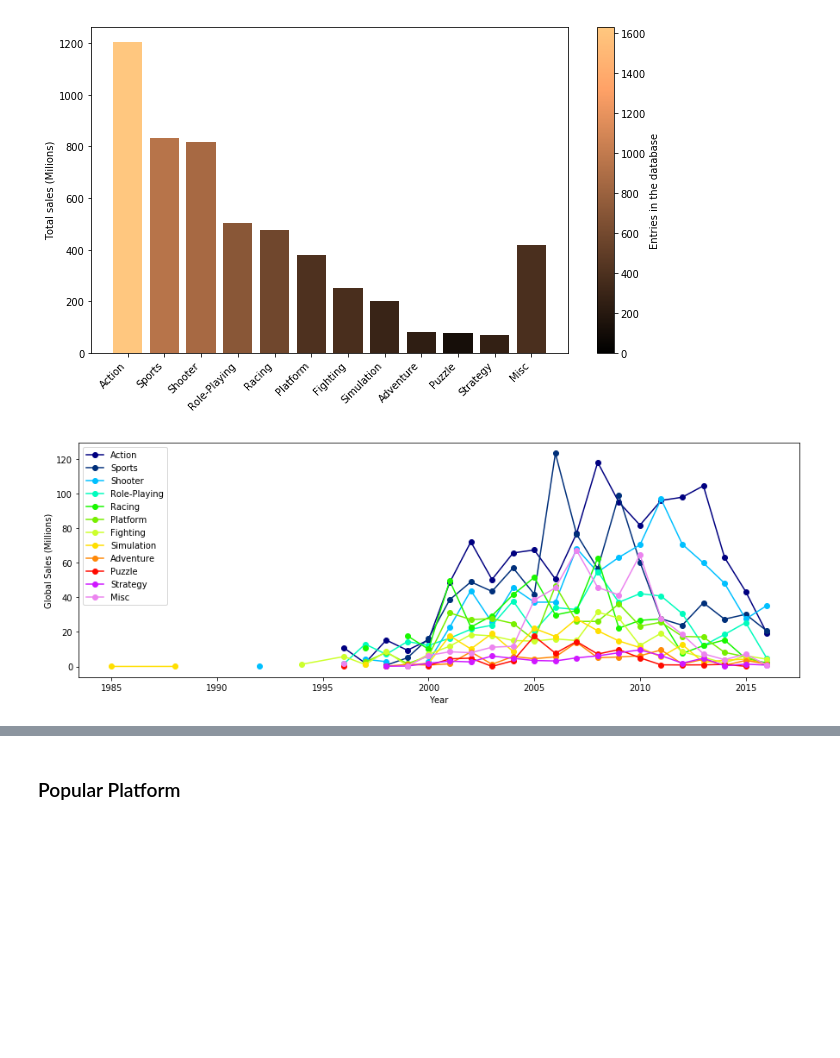
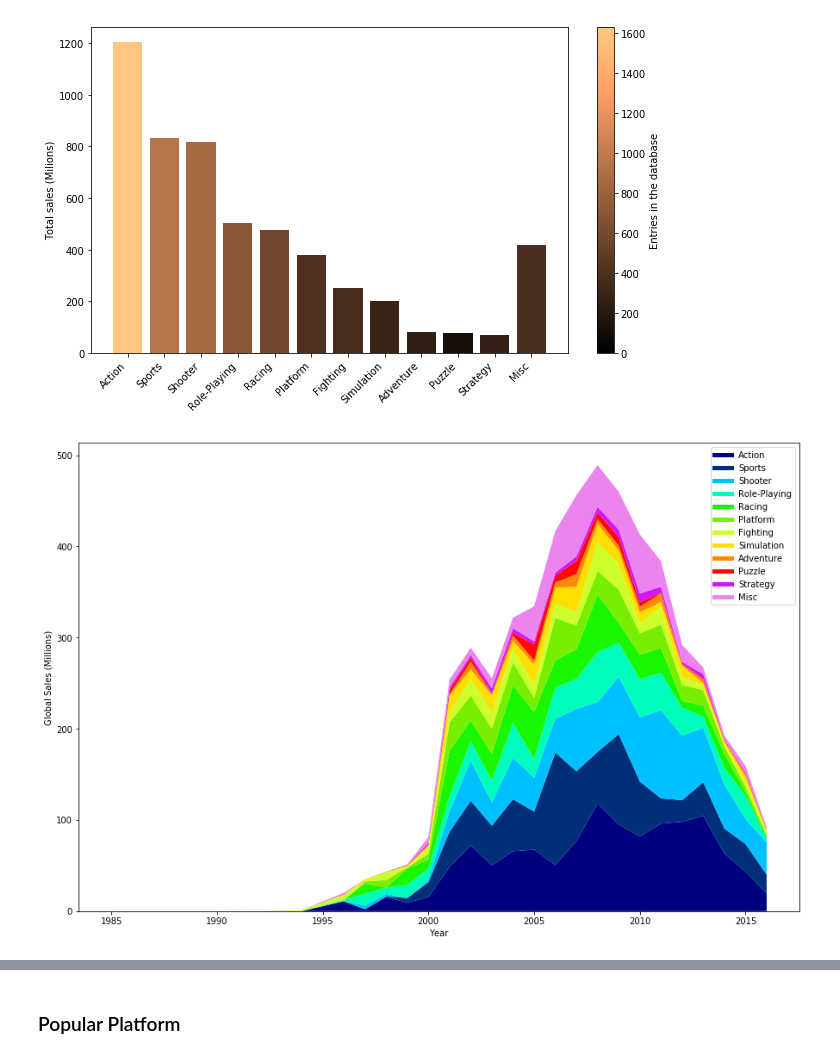
Before and after one commit to PedroLFerreira/Videogame-Data-Mining, a Jupyter notebook: videogames.ipynb, the cells around one changed output, grey strips where cells are left out. Saved outputs shown, nothing was run; the diff lists cells and outputs as text; code cells hidden in the pictures; blank space fills up the shorter version.

Commit message:
fixed platform/genre plots, DAMN YOU PANDAS!

```diff
--- a/videogames.ipynb
+++ b/videogames.ipynb
@@ -172,17 +171,19 @@ Role-Playing has  501.37 million sales and  712 entries in the database
 [figure]
 # %%
 years = sorted(df['Year_of_Release'].value_counts().index)
-sales = [[ np.sum( df['Global_Sales'][np.logical_and(np.array((df['Genre']==genre).tolist()),np.array((df['Year_of_Release']==year).tolist()))] )   for year in years] for genre in genres]
+sales = [[ np.sum( df['Global_Sales'][np.logical_and(np.array((df['Genre']==genre).tolist()),np.array((df['Year_of_Release']==year).tolist()))].tolist() )   for year in years] for genre in genres]
 
-fig = plt.figure(figsize=(15,5))
+fig = plt.figure(figsize=(15,10))
 colormap = plt.cm.gist_ncar
 plt.gca().set_color_cycle([colormap(i) for i in np.linspace(0, 0.9, 12)])
 for i in range(len(genres)):
-    plt.plot(years,sales[i],'-o',label=genres[i])
+    plt.plot([],[],label=genres[i],linewidth=5)
 plt.legend()
 plt.xlabel('Year')
 plt.ylabel('Global Sales (Millions)')
 
+plt.stackplot(years,sales)
+
 fig.savefig("genreYear.pdf", bbox_inches='tight')
 # %% [output]
-[figure, old version]
+[figure, new version]
```
Also changed, not shown: parts of 8 cells of this notebook, 7 other files.
